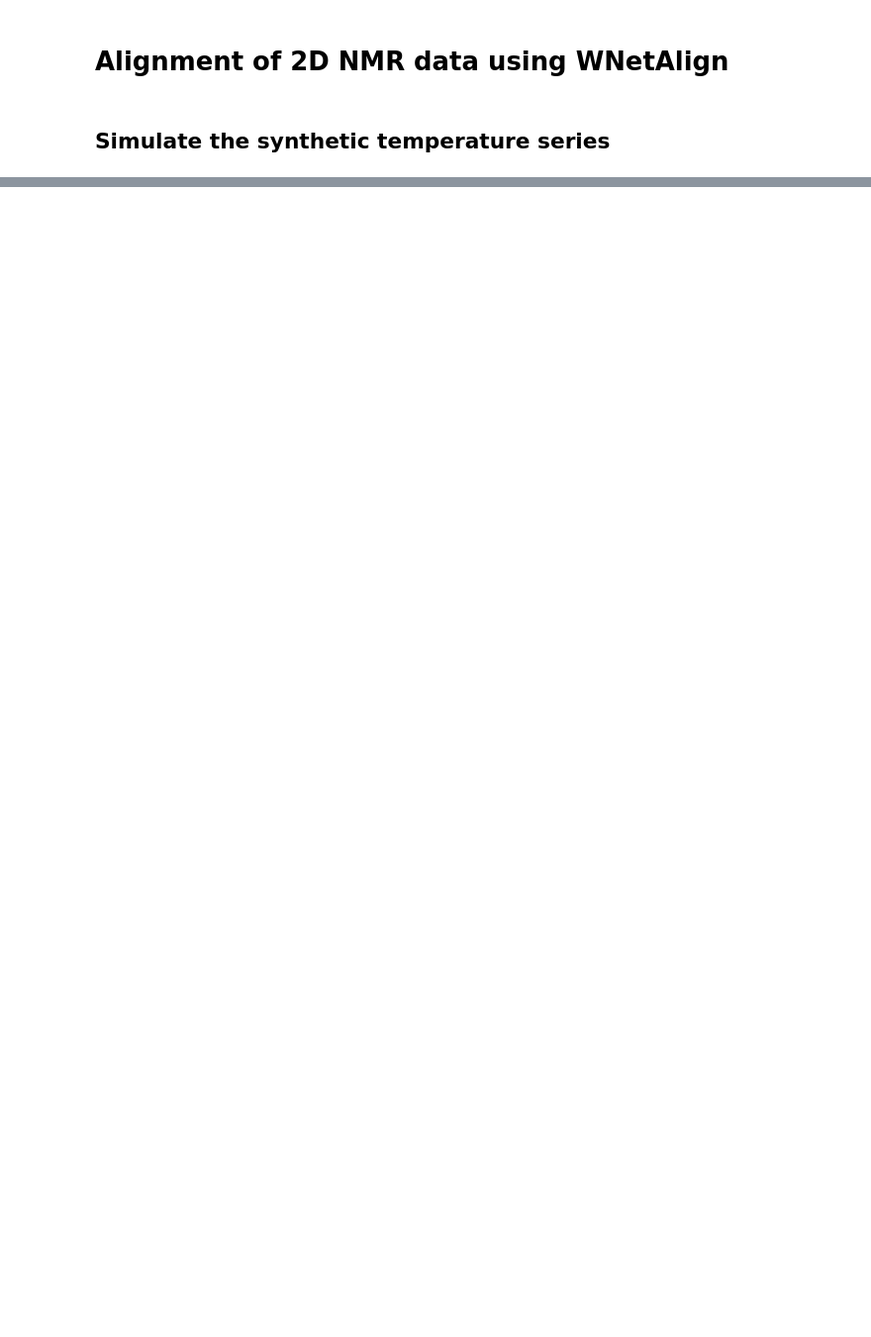
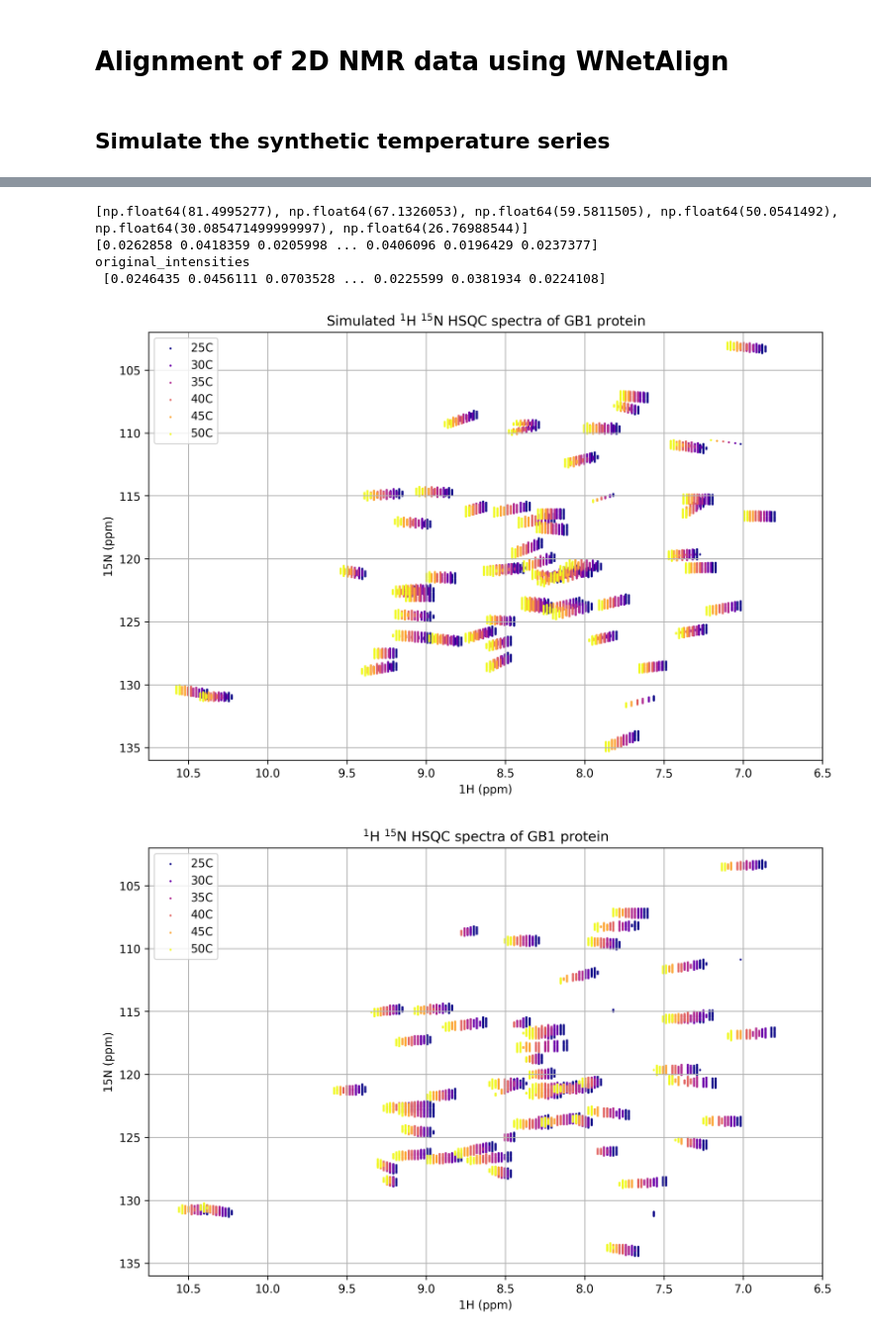
Before and after one commit to michalsta/wnetalign, a Jupyter notebook: tutorials/nmr/NMR_2D_simulated.ipynb, the cells around one changed output, grey strips where cells are left out. Shown at 99% size. Drawn from its saved outputs; the diff is of its cells as text; code cells hidden in the pictures; blank space fills up the shorter version.

```diff
--- a/tutorials/nmr/NMR_2D_simulated.ipynb
+++ b/tutorials/nmr/NMR_2D_simulated.ipynb
@@ -46,54 +52,60 @@ simulated_spectra, _, _ = simulate_2d_shifts(data_path=DATA_PATH,
 # %%
-DATA_PATH = "./15N_HSQC_GB1_reduced"
-max_peak_fraction = 0.1
 h_lim = (0.015, 0.035)
 n_lim = (-0.01, 0.015)
 h_t_lim = (0, 0.01)
 n_t_lim = (0, 0.005)
-i_s_lim = (0.8, 0.9)
-OUT_FOLDER = "./15N_HSQC_GB1_simulated/max_peak_fraction"
-OUT_FOLDER = f"{OUT_FOLDER}/H_{h_lim}_{h_t_lim}_N_{n_lim}_{n_t_lim}_I_{i_s_lim}"
+
+OUT_FOLDER = "2D/15N_HSQC_GB1_simulated/max_peak_fraction"
+OUT_FOLDER = f"{OUT_FOLDER}/H_{h_lim}_{h_t_lim}_N_{n_lim}_{n_t_lim}"
 
 simulated_spectra, _, _ = simulate_2d_shifts(data_path=DATA_PATH,
-                              k=54,
-                              scale_N=10,
-                              max_peak_fraction=max_peak_fraction,
-                              h_lim = h_lim,
-                              n_lim = n_lim,
-                              h_t_lim = h_t_lim,
-                              n_t_lim = n_t_lim,
-                              i_s_lim = i_s_lim,
-                              OUT_FOLDER = OUT_FOLDER,
-                             )
+                                             k=54,
+                                             scale_nucl={"15N": 10},
+                                             nuclei = ["15N", "1H"],
+                                             max_peak_fraction=max_peak_fraction,
+                                             h_lim = h_lim,
+                                             n_lim = n_lim,
+                                             h_t_lim = h_t_lim,
+                                             n_t_lim = n_t_lim,
+                                             OUT_FOLDER = OUT_FOLDER,
+                                             seed = 0,
+                                             default_rng = False,
+                                            )
 
 plot_temperatures(data_path=OUT_FOLDER,
                   max_peak_fraction=None,
                   intensity_threshold=0,
                   cmap_name="plasma",
                   figsize=(9,6),
                   dpi=300,
                   alpha=0.8,
                   s=1,
                   hlim = (6.5, 10.75), # (6, 11)
                   nlim = (102, 136), # (100, 136)
                  )
 plt.title('Simulated $^1$H $^{15}$N HSQC spectra of GB1 protein')
 OUT_PATH = f"{FIG_PATH}/GB1_simulated_mpf_{max_peak_fraction}.png"
 plt.savefig(OUT_PATH)
 plt.show()
 
-DATA_PATH = "./15N_HSQC_GB1_reduced"
 plot_temperatures(data_path=DATA_PATH,
                   max_peak_fraction=max_peak_fraction,
                   intensity_threshold=None,
                   cmap_name="plasma",
                   figsize=(9,6),
                   dpi=300,
                   alpha=0.8,
                   s=1,
                   hlim = (6.5, 10.75), # (6, 11)
                   nlim = (102, 136), # (100, 136)
                  )
 OUT_PATH = f"{FIG_PATH}/GB1_mpf_{max_peak_fraction}.png"
 plt.savefig(OUT_PATH)
 plt.show()
+# %% [output]
+[np.float64(81.4995277), np.float64(67.1326053), np.float64(59.5811505), np.float64(50.0541492), np.float64(30.085471499999997), np.float64(26.76988544)]
+[0.0262858 0.0418359 0.0205998 ... 0.0406096 0.0196429 0.0237377]
+original_intensities
+ [0.0246435 0.0456111 0.0703528 ... 0.0225599 0.0381934 0.0224108]
+[figure, added]
+[figure, added]
```
Also changed, not shown: parts of 1 cell of this notebook, 1 other file.
